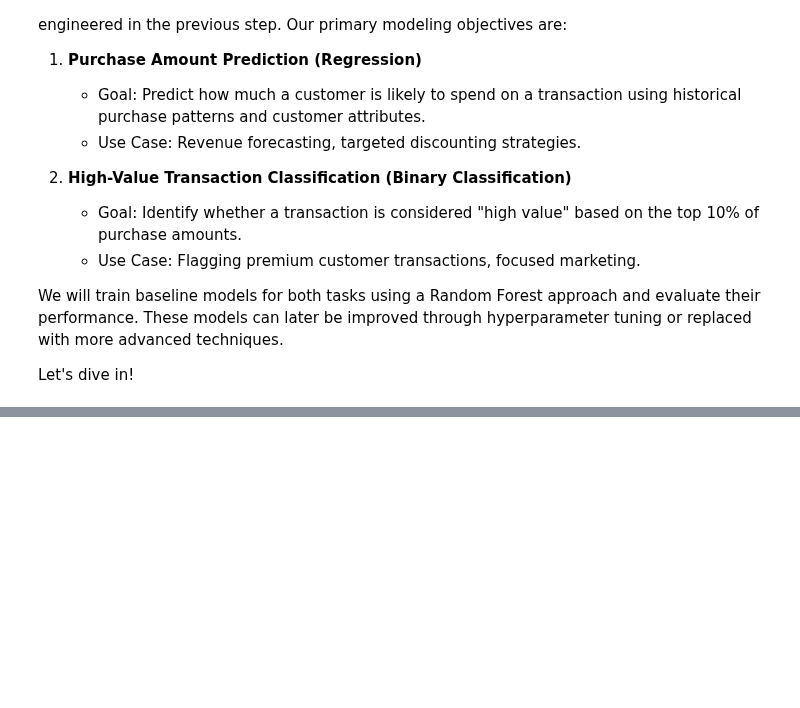
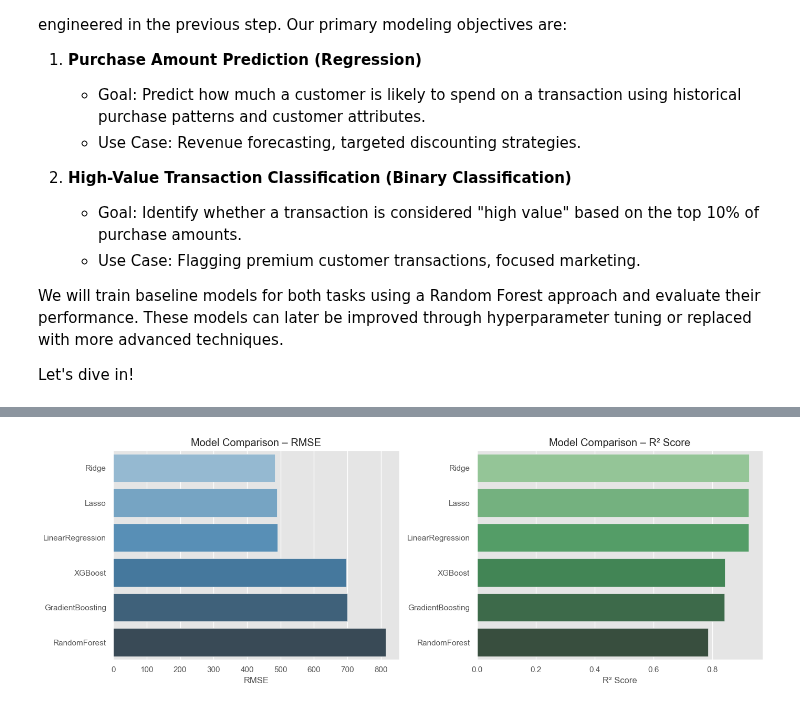
Before and after one commit to mandele1999/fashion-retail-sales, a Jupyter notebook: notebooks/04_modeling.ipynb, the cells around one changed output, grey strips where cells are left out. Drawn from its saved outputs; the diff is of its cells as text; code cells hidden in the pictures; blank space fills up the shorter version.

```diff
--- a/notebooks/04_modeling.ipynb
+++ b/notebooks/04_modeling.ipynb
@@ -34,11 +36,9 @@ import warnings
 warnings.filterwarnings("ignore")
 # %%
 # Load Feature Engineered Data
-df = pd.read_parquet("../data/processed/retail_feature_engineered.parquet")
-customer_agg = pd.read_parquet("../data/processed/customer_features.parquet")
+df = pd.read_parquet("../data/processed/customer_features.parquet")
 
 print("Data loaded successfully.")
-print("Main DataFrame shape:", df.shape)
-print("Customer Aggregate shape:", customer_agg.shape)
+print("Customer-Aggregate DataFrame shape:", df.shape)
 # %% [output]
 Data loaded successfully.
@@ -86,0 +72,14 @@ R² Score: 0.05188600844521907
+# %%
+# Define regression inputs
+regression_features = ['num_transactions','avg_spend','purchase_frequency', 'recency_days',
+    'payment_method_mode', 'most_common_item']
+
+X_reg = df[regression_features]
+y_reg = df['total_spend'] # Target variable
+
+# # Log-transform the target variable if skewed
+y_reg_log = np.log1p(y_reg)
+# if y_reg.skew() > 1:
+#     y_reg_log = np.log1p(y_reg)
+# else:
+#     y_reg_log = y_reg
@@ -90,0 +162,22 @@ R² Score: ~0.052 - The model isn't doing a great job capturing the underlying p
+# %%
+# --- Visualize Model Performance ---
+plt.figure(figsize=(14, 5))
+
+# RMSE Plot
+plt.subplot(1, 2, 1)
+sns.barplot(x="RMSE", y="Model", data=results_df, palette="Blues_d")
+plt.title("Model Comparison – RMSE")
+plt.xlabel("RMSE")
+plt.ylabel("")
+
+# R² Score Plot
+plt.subplot(1, 2, 2)
+sns.barplot(x="R² Score", y="Model", data=results_df, palette="Greens_d")
+plt.title("Model Comparison – R² Score")
+plt.xlabel("R² Score")
+plt.ylabel("")
+
+plt.tight_layout()
+plt.show()
+# %% [output]
+[figure, added]
```
Also changed, not shown: parts of 27 cells of this notebook.
